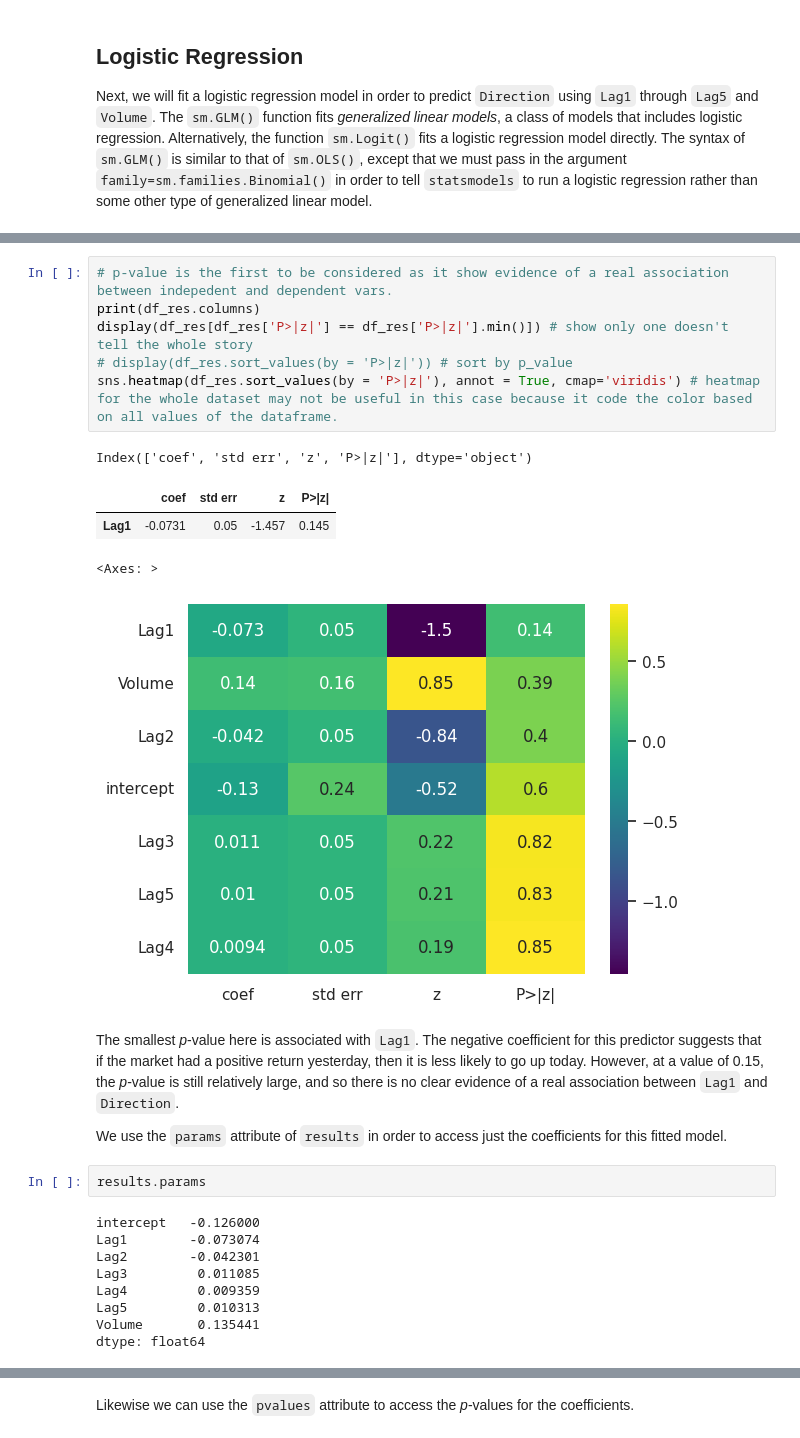
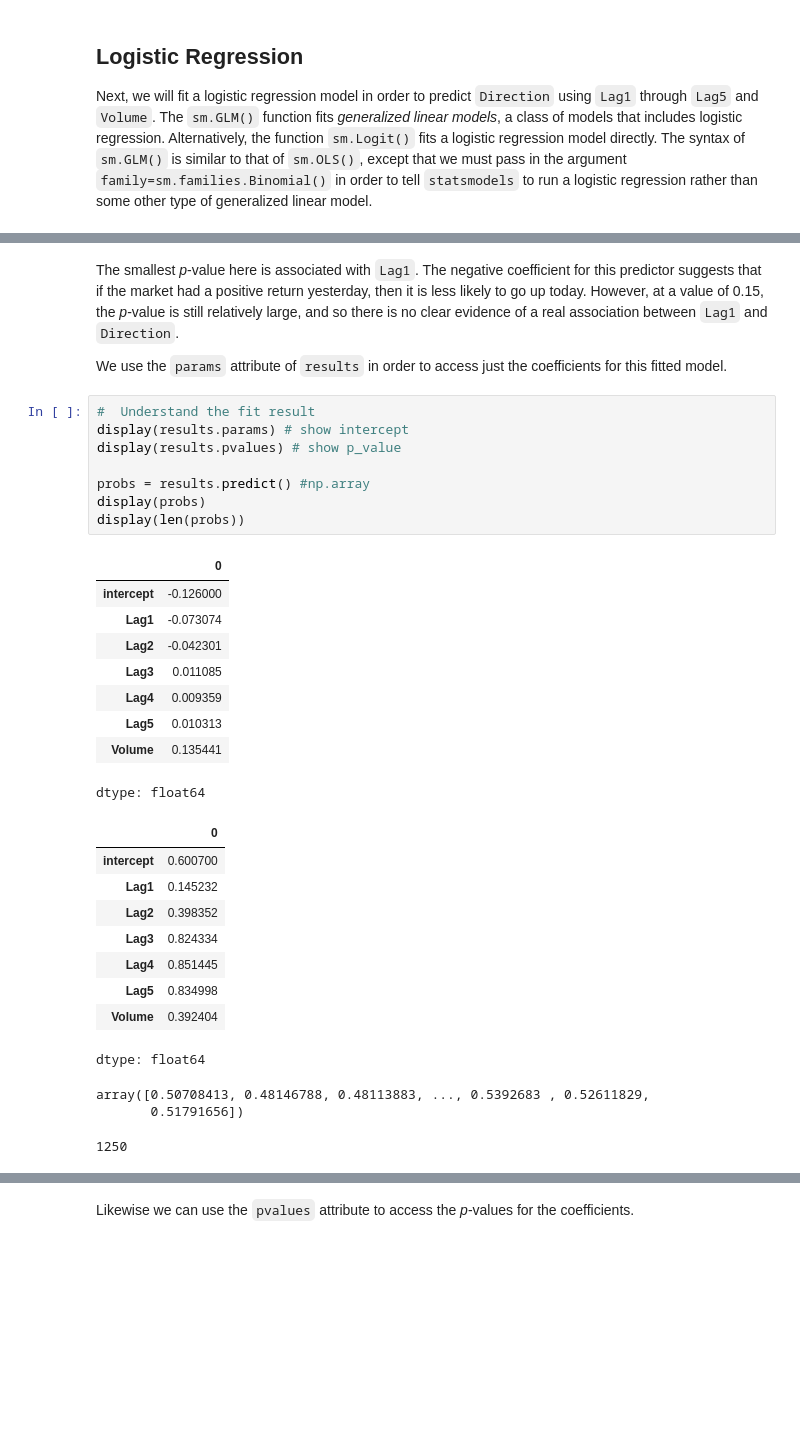
Before and after one commit to angienguyentran/learning_ml_stats, a Jupyter notebook: Ch04-classification-lab.ipynb, the cells around one changed output, grey strips where cells are left out. Saved outputs shown, nothing was run; the diff lists cells and outputs as text; blank space fills up the shorter version.

```diff
--- a/Ch04-classification-lab.ipynb
+++ b/Ch04-classification-lab.ipynb
@@ -133,15 +150,3 @@ df_res = summarize(results)
-# %%
-# p-value is the first to be considered as it show evidence of a real association between indepedent and dependent vars.
-print(df_res.columns)
-display(df_res[df_res['P>|z|'] == df_res['P>|z|'].min()]) # show only one doesn't tell the whole story
-# display(df_res.sort_values(by = 'P>|z|')) # sort by p_value
-sns.heatmap(df_res.sort_values(by = 'P>|z|'), annot = True, cmap='viridis') # heatmap for the whole dataset may not be useful in this case because it code the color based on all values of the dataframe.
-# %% [output]
-Index(['coef', 'std err', 'z', 'P>|z|'], dtype='object')
-|  | coef | std err | z | P>|z| |
-| Lag1 | -0.0731 | 0.05 | -1.457 | 0.145 |
-<Axes: >
-[figure, removed]
 # %% [markdown]
 The smallest *p*-value here is associated with  `Lag1`. The
 negative coefficient for this predictor suggests that if the market
@@ -154,13 +159,32 @@ We use the `params`  attribute of `results`
 in order to access just the
 coefficients for this fitted model.
 # %%
-results.params
+#  Understand the fit result
+display(results.params) # show intercept
+display(results.pvalues) # show p_value
+
+probs = results.predict() #np.array
+display(probs)
+display(len(probs))
 # %% [output]
+|  | 0 |
+| intercept | -0.126000 |
+| Lag1 | -0.073074 |
+| Lag2 | -0.042301 |
+| Lag3 | 0.011085 |
+| Lag4 | 0.009359 |
+| Lag5 | 0.010313 |
+| Volume | 0.135441 |
-intercept   -0.126000
-Lag1        -0.073074
-Lag2        -0.042301
-Lag3         0.011085
-Lag4         0.009359
-Lag5         0.010313
-Volume       0.135441
 dtype: float64
+|  | 0 |
+| intercept | 0.600700 |
+| Lag1 | 0.145232 |
+| Lag2 | 0.398352 |
+| Lag3 | 0.824334 |
+| Lag4 | 0.851445 |
+| Lag5 | 0.834998 |
+| Volume | 0.392404 |
+dtype: float64
+array([0.50708413, 0.48146788, 0.48113883, ..., 0.5392683 , 0.52611829,
+       0.51791656])
+1250
```
Also changed, not shown: parts of 4 cells of this notebook.
